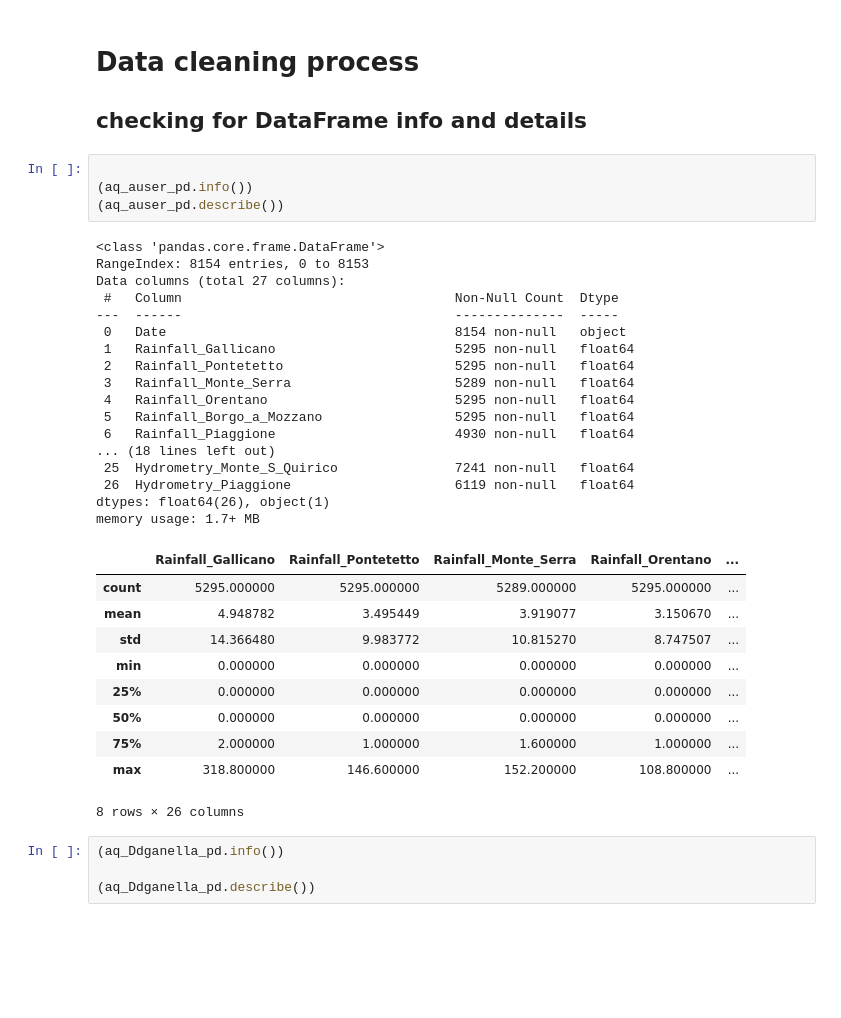
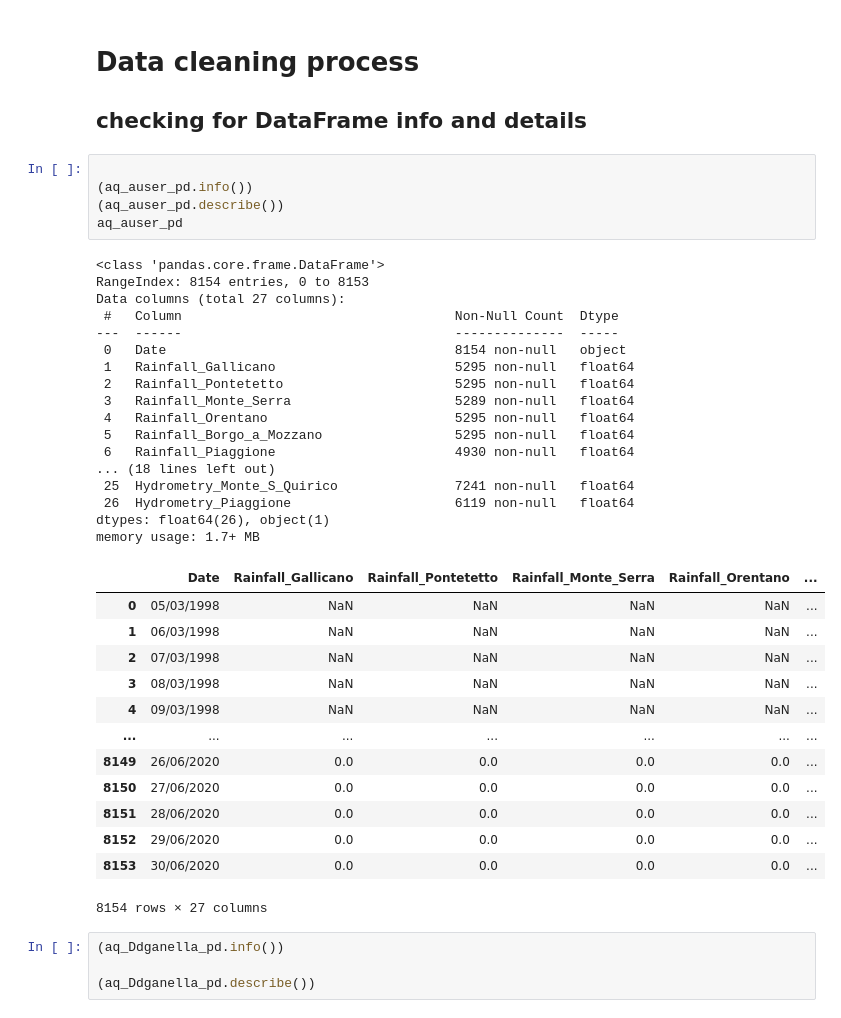
Before and after one commit to safeer-maker/Acea-Water-Prediction, a Jupyter notebook: water prediction.ipynb, the cells around one changed output. Saved outputs shown, nothing was run; the diff lists cells and outputs as text; blank space fills up the shorter version.

```diff
--- a/water prediction.ipynb
+++ b/water prediction.ipynb
@@ -33,35 +33,39 @@ spr_madonna_pd    = pd.read_csv('Water_Spring_Madonna_di_Canneto.csv')
 # %%
 
 (aq_auser_pd.info())
 (aq_auser_pd.describe())
+aq_auser_pd
 # %% [output]
 <class 'pandas.core.frame.DataFrame'>
 RangeIndex: 8154 entries, 0 to 8153
 Data columns (total 27 columns):
  #   Column                                   Non-Null Count  Dtype
 ---  ------                                   --------------  -----
  0   Date                                     8154 non-null   object
  1   Rainfall_Gallicano                       5295 non-null   float64
  2   Rainfall_Pontetetto                      5295 non-null   float64
  3   Rainfall_Monte_Serra                     5289 non-null   float64
  4   Rainfall_Orentano                        5295 non-null   float64
  5   Rainfall_Borgo_a_Mozzano                 5295 non-null   float64
  6   Rainfall_Piaggione                       4930 non-null   float64
 ... (18 lines left out)
  25  Hydrometry_Monte_S_Quirico               7241 non-null   float64
  26  Hydrometry_Piaggione                     6119 non-null   float64
 dtypes: float64(26), object(1)
 memory usage: 1.7+ MB
-|  | Rainfall_Gallicano | Rainfall_Pontetetto | Rainfall_Monte_Serra | Rainfall_Orentano | ... |
-| count | 5295.000000 | 5295.000000 | 5289.000000 | 5295.000000 | ... |
-| mean | 4.948782 | 3.495449 | 3.919077 | 3.150670 | ... |
-| std | 14.366480 | 9.983772 | 10.815270 | 8.747507 | ... |
-| min | 0.000000 | 0.000000 | 0.000000 | 0.000000 | ... |
-| 25% | 0.000000 | 0.000000 | 0.000000 | 0.000000 | ... |
-| 50% | 0.000000 | 0.000000 | 0.000000 | 0.000000 | ... |
-| 75% | 2.000000 | 1.000000 | 1.600000 | 1.000000 | ... |
-| max | 318.800000 | 146.600000 | 152.200000 | 108.800000 | ... |
+|  | Date | Rainfall_Gallicano | Rainfall_Pontetetto | Rainfall_Monte_Serra | Rainfall_Orentano | ... |
+| 0 | 05/03/1998 | NaN | NaN | NaN | NaN | ... |
+| 1 | 06/03/1998 | NaN | NaN | NaN | NaN | ... |
+| 2 | 07/03/1998 | NaN | NaN | NaN | NaN | ... |
+| 3 | 08/03/1998 | NaN | NaN | NaN | NaN | ... |
+| 4 | 09/03/1998 | NaN | NaN | NaN | NaN | ... |
+| ... | ... | ... | ... | ... | ... | ... |
+| 8149 | 26/06/2020 | 0.0 | 0.0 | 0.0 | 0.0 | ... |
+| 8150 | 27/06/2020 | 0.0 | 0.0 | 0.0 | 0.0 | ... |
+| 8151 | 28/06/2020 | 0.0 | 0.0 | 0.0 | 0.0 | ... |
+| 8152 | 29/06/2020 | 0.0 | 0.0 | 0.0 | 0.0 | ... |
+| 8153 | 30/06/2020 | 0.0 | 0.0 | 0.0 | 0.0 | ... |
-8 rows × 26 columns
+8154 rows × 27 columns
 # %%
 (aq_Ddganella_pd.info())
 
```
Also changed, not shown: parts of 1 cell of this notebook.
